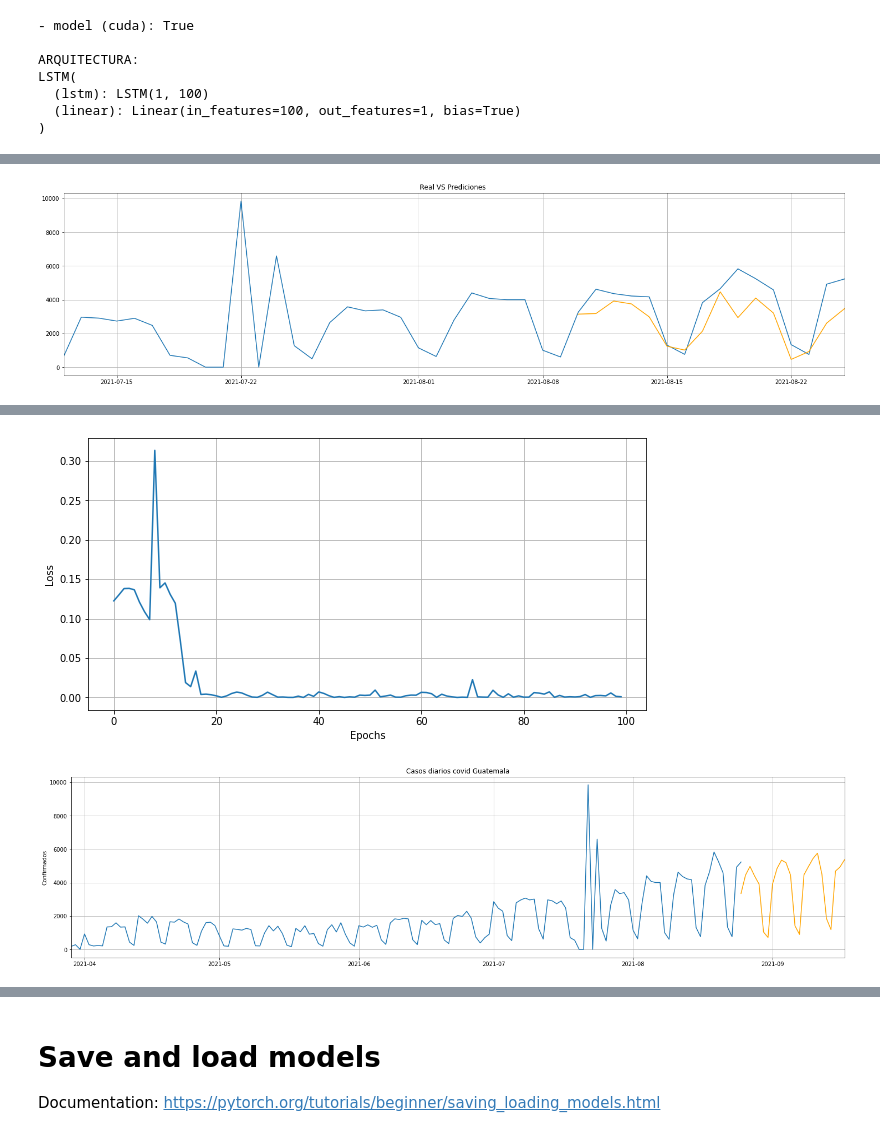
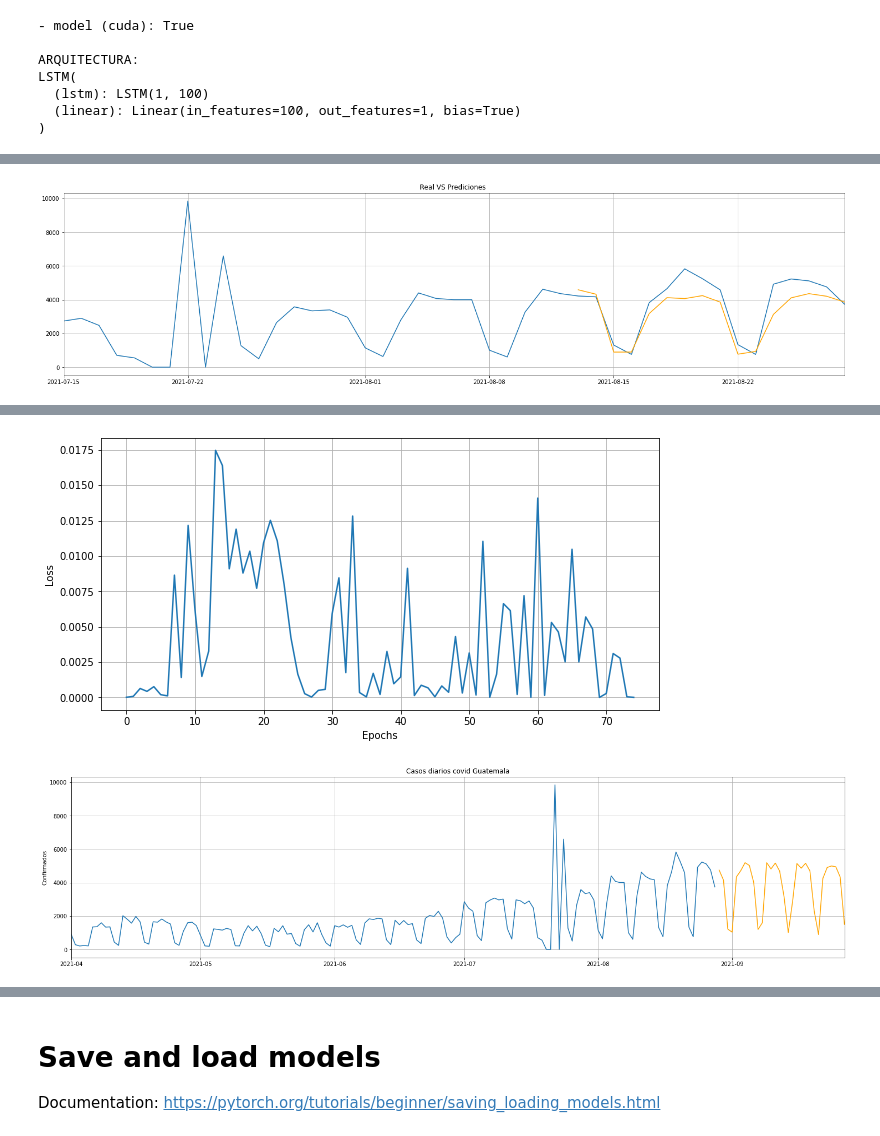
Before and after one commit to r-diazp/covid19, a Jupyter notebook: time_series_covid19.ipynb, the cells around one changed output, grey strips where cells are left out. Cells and saved outputs as stored; diff of their text form; code cells hidden in the pictures.

```diff
--- a/time_series_covid19.ipynb
+++ b/time_series_covid19.ipynb
@@ -28,7 +48,6 @@ print(f'- GPU available: {torch.cuda.is_available()} \
 - GPU available: True
 - GPU: Tesla K80
 # %%
-#@title
 #Determinar casos diarios (Ya que los datos vienen acumulados)
 def daily_cases(data_frame):
   daily_cases, j = [], 0
@@ -50,23 +69,8 @@ def input_data(sequence, windows_size):  #Windows_size tamaño de la ventana
   return output
 
 
-#Funcion para graficar los resultados
-def grafic_result(data_frame, x_train_plot, window_size, figsize=(12,4), grafic_type=1):
-  if (grafic_type):
-    x_test_plot = np.array(df.index[-window_size:], dtype='datetime64[D]')
-  else:
-    x_test_plot = np.arange(df.index[-1], df.index[-1] + relativedelta(day=+future), dtype='datetime64[D]')
-
-  plt.figure(figsize=figsize)
-  plt.title('Real VS Prediciones ')
-  plt.grid(True)
-  plt.autoscale(axis='x',tight=True)
-  plt.plot(df.iloc[:,0][df.index[-x_train_plot:]])
-  plt.plot(x_test_plot, predictions_test, "orange")
-  plt.show()
-
 #Funcion para entrenamiento de modelos
-def model_fit(epochs, data, model, criterion, optimizer):
+def model_fit(epochs, data, model, criterion, optimizer, num_layers=1):
   losses = []
   start_time = time.time()
   for epoch in range(epochs):
@@ -75,8 +79,8 @@ def model_fit(epochs, data, model, criterion, optimizer):
       for sequence, target in data:
         # Resetear el estado de los parametros de la capa oculta
         optimizer.zero_grad()
-        model.hidden = (torch.zeros(1, 1, model.hidden_size).cuda(),
-                        torch.zeros(1, 1, model.hidden_size).cuda())
+        model.hidden = (torch.zeros(num_layers, 1, model.hidden_size).cuda(),
+                        torch.zeros(num_layers, 1, model.hidden_size).cuda())
 
         #Hacer predicciones con el modelo
         prediction = model(sequence)
@@ -205,7 +225,11 @@ class LSTM(nn.Module):
 # %%
 #Instanciamos el modelo
+#num_layers, num_neurons, output_size = 1, 100
+model_parameters, num_layers = [1, 1, 100], 1
 torch.manual_seed(101)
-model = LSTM(1, 100).cuda()
+
+#Instanciar modelo
+model = LSTM(*model_parameters, num_layers=num_layers).cuda()
 criterion = nn.MSELoss()
 optimizer = torch.optim.Adam(model.parameters(), lr=0.001)
 print(f'- model (cuda): {next(model.parameters()).is_cuda}')
@@ -221,8 +279,8 @@ LSTM(
 # %%
 #ENTRENAMIENTO CON DATOS TRAIN
-epochs = 100
+epochs = 75
 model.train()
 
 #Entrenamiento del modelo
-model_fit(epochs, train_data, model, criterion, optimizer)
+model_fit(epochs, train_data, model, criterion, optimizer, num_layers=num_layers)
 # %% [output]
@@ -253,8 +309,8 @@ pred_test = train_norm[-window_size:].tolist()
 for i in range(future):
     sequence = torch.FloatTensor(pred_test[-window_size:]).cuda()
     with torch.no_grad():
-        model.hidden = (torch.zeros(1, 1, model.hidden_size).cuda(),
-                        torch.zeros(1, 1, model.hidden_size).cuda())
+        model.hidden = (torch.zeros(num_layers, 1, model.hidden_size).cuda(),
+                        torch.zeros(num_layers, 1, model.hidden_size).cuda())
 
         pred_test.append(model(sequence).item())
 
@@ -272,10 +328,10 @@ plt.plot(df.iloc[:,3][df.index[-x_train_plot:]])
 plt.plot(x_test_plot, predictions_test, "orange")
 plt.show()
 # %% [output]
-[figure, old version]
+[figure, new version]
 # %%
 #ENTRENAMIENTO CON TODO LOS DATOS
-epochs = 100
+#epochs = 100
 model.train()
 
 # feature scale the entire dataset
@@ -284,5 +340,5 @@ target_norm = torch.FloatTensor(target_norm).view(-1).cuda()
 all_data = input_data(target_norm, window_size)
 
 #Entrenamiento del modelo
-model_fit(epochs, all_data, model, criterion, optimizer)
+model_fit(epochs, all_data, model, criterion, optimizer, num_layers=num_layers)
 # %% [output]
@@ -303,8 +357,7 @@ Duration: 132 seconds
-[figure, old version]
+[figure, new version]
 # %%
-
 #Evaluar resultados de entrenamiento
-future = 24 #Valor a predecir a futuro
+future = 30 #Valor a predecir a futuro
 model.eval() # colocamos el modelo en modo de evaluacion
 
 # Agregar los valores de entranamiento de la ultima ventana a la lista de predicciones
@@ -313,8 +366,8 @@ pred_test = train_norm[-window_size:].tolist()
 for i in range(future):
     sequence = torch.FloatTensor(pred_test[-window_size:]).cuda()
     with torch.no_grad():
-        model.hidden = (torch.zeros(1, 1, model.hidden_size).cuda(),
-                        torch.zeros(1, 1, model.hidden_size).cuda())
+        model.hidden = (torch.zeros(num_layers, 1, model.hidden_size).cuda(),
+                        torch.zeros(num_layers, 1, model.hidden_size).cuda())
 
         pred_test.append(model(sequence).item())
 
@@ -323,16 +376,16 @@ predictions_test = scaler.inverse_transform(np.array(pred_test[window_size:]).re
 
 # Grafica comparativo Real VS Prediccion
 x_train_plot = 5  #Meses
-x_test_plot = np.arange(df.index[-1], df.index[-1] + relativedelta(days=+future), dtype='datetime64[D]')
+x_test_plot = np.arange(df.index[-1], df.index[-1] + relativedelta(days=+future+1), dtype='datetime64[D]')
 plt.figure(figsize=figsize)
 plt.title('Casos diarios covid Guatemala')
 plt.ylabel('Confirmados')
 plt.grid(True)
 plt.autoscale(axis='x',tight=True)
 plt.plot(df.iloc[:,3][df.index[-x_train_plot*30:]])
-plt.plot(x_test_plot, predictions_test, "orange")
+plt.plot(x_test_plot[1:], predictions_test, "orange")
 plt.show()
 # %% [output]
-[figure, old version]
+[figure, new version]
 # %%
 #Resultados
```
Also changed, not shown: parts of 16 cells of this notebook.
